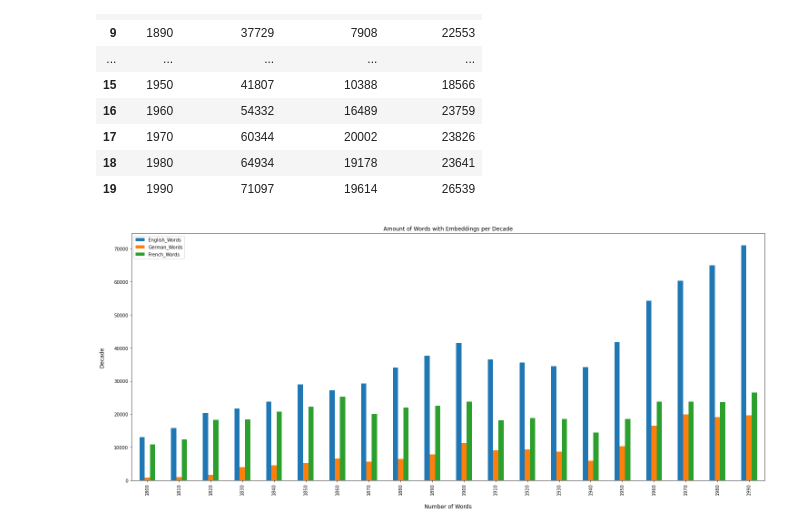
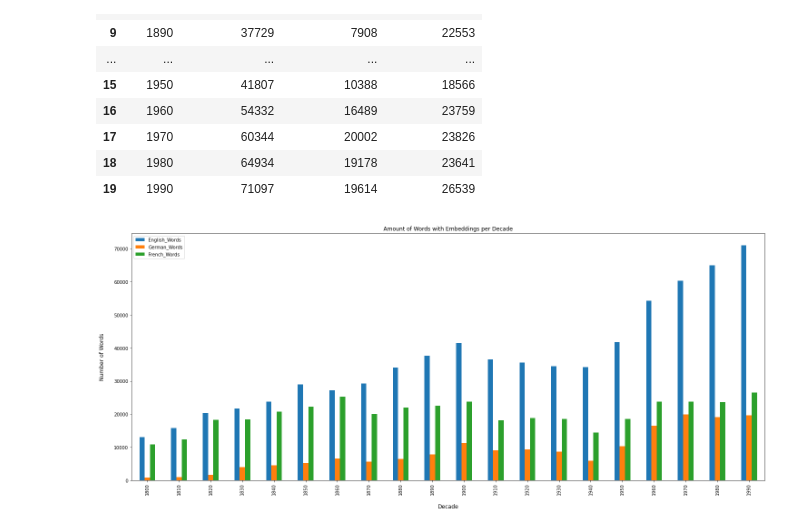
Before and after one commit to Kathrin227/DL4NLP-Crosstemporal-and-Crosslingual-Semantic-Change, a Jupyter notebook: dictionary_non-zero_counts.ipynb, the cells around one changed output. Cells and saved outputs as stored; diff of their text form; code cells hidden in the pictures.

Commit message:
Update axis on notebook for corpus size visualisation

```diff
--- a/dictionary_non-zero_counts.ipynb
+++ b/dictionary_non-zero_counts.ipynb
@@ -79,7 +79,7 @@ df
 | 19 | 1990 | 71097 | 19614 | 26539 |
 # %%
 ax = df.plot(x="Decade", y=["English_Words", "German_Words", "French_Words"], kind="bar", figsize=(25,10), title='Amount of Words with Embeddings per Decade');
-ax.set_xlabel("\nNumber of Words", fontsize=12);
-ax.set_ylabel("Decade\n", fontsize=12);
+ax.set_xlabel("\nDecade", fontsize=12);
+ax.set_ylabel("Number of Words\n", fontsize=12);
 # %% [output]
-[figure, old version]
+[figure, new version]
```
